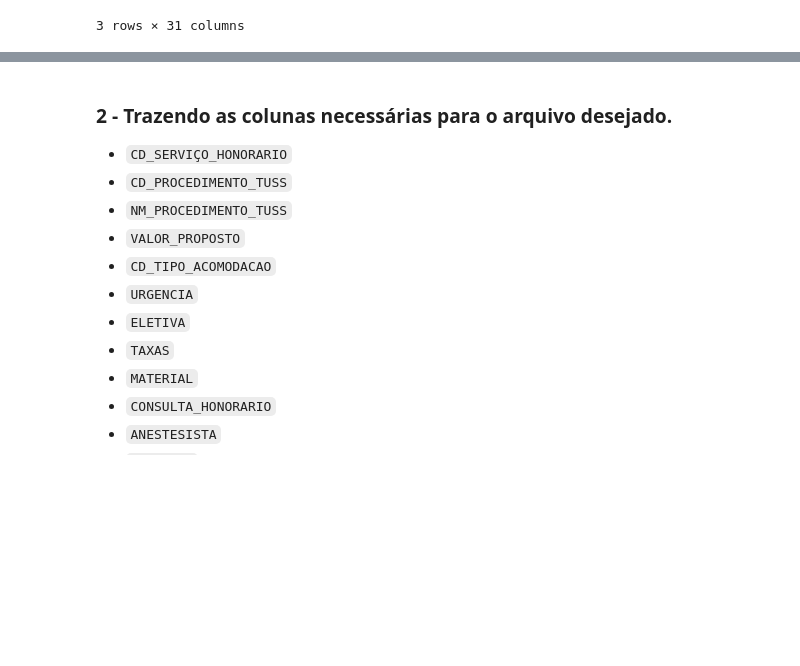
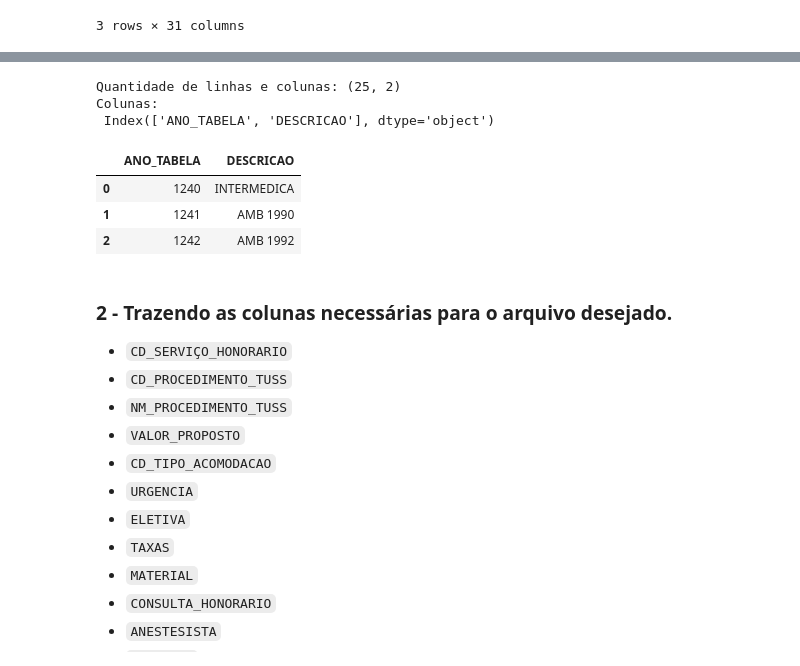
Before and after one commit to Jefferson170713/Project_HapDoc, a Jupyter notebook: script_teste.ipynb, the cells around one changed output, grey strips where cells are left out. Saved outputs shown, nothing was run; the diff lists cells and outputs as text; code cells hidden in the pictures; blank space fills up the shorter version.

```diff
--- a/script_teste.ipynb
+++ b/script_teste.ipynb
@@ -36,3 +65,25 @@ Colunas:
+# %%
+# importando as bibliotecas necessárias
+import pandas as pd
+
+
+# lendo o arquivo
+df_sigo = pd.read_csv(r'./de_para_sigo.csv', sep=';', encoding='latin1', low_memory=False)
+# mostrando a quantidade de linhas e colunas
+print(f'Quantidade de linhas e colunas: {df_sigo.shape}')
+#df_sigo = df_sigo.rename(columns={'COD TABELA PARA - SIGO': 'ANO_TABELA', 'NOME TABELA PARA - SIGO': 'DESCRICAO_SIGO'}, inplace=True)
+# Mostrando as colunas
+print(f'Colunas: \n {df_sigo.columns}')
+# Mostrando as primeiras linhas
+df_sigo.head(3)
+# %% [output]
+Quantidade de linhas e colunas: (25, 2)
+Colunas:
+ Index(['ANO_TABELA', 'DESCRICAO'], dtype='object')
+|  | ANO_TABELA | DESCRICAO |
+| 0 | 1240 | INTERMEDICA |
+| 1 | 1241 | AMB 1990 |
+| 2 | 1242 | AMB 1992 |
 # %% [markdown]
 ### 2 - Trazendo as colunas necessárias para o arquivo desejado.
    - `CD_SERVIÇO_HONORARIO`
```
Also changed, not shown: parts of 17 cells of this notebook, 3 other files.
